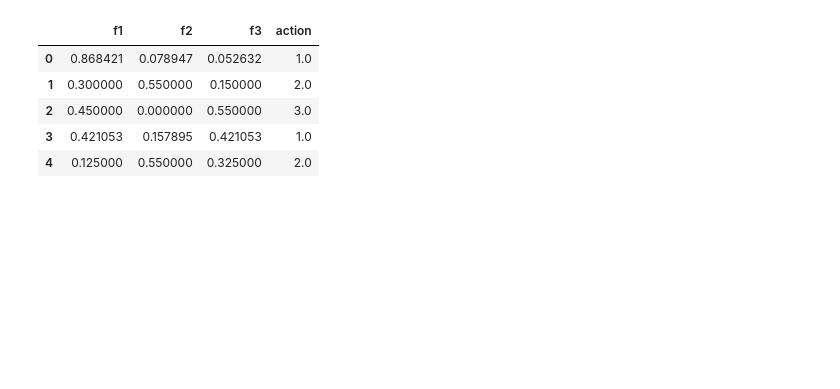
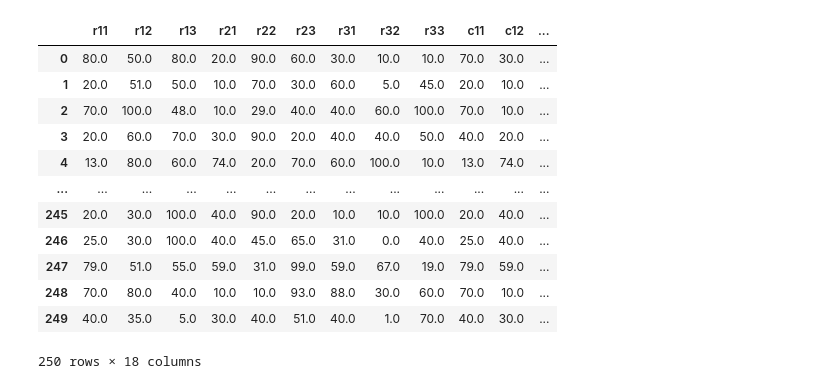
Before and after one commit to lanagor/cs236, a Jupyter notebook: pset1.ipynb, the cells around one changed output. Drawn from its saved outputs; the diff is of its cells as text; code cells hidden in the pictures; blank space fills up the shorter version.

```diff
--- a/pset1.ipynb
+++ b/pset1.ipynb
@@ -7,14 +7,21 @@ import sklearn.neural_network
 # %%
 features = pd.read_csv('hb_train_feature.csv')
 truths = pd.read_csv('hb_train_truth.csv')
-truths.head()
+features
 # %% [output]
-|  | f1 | f2 | f3 | action |
-| 0 | 0.868421 | 0.078947 | 0.052632 | 1.0 |
-| 1 | 0.300000 | 0.550000 | 0.150000 | 2.0 |
-| 2 | 0.450000 | 0.000000 | 0.550000 | 3.0 |
-| 3 | 0.421053 | 0.157895 | 0.421053 | 1.0 |
-| 4 | 0.125000 | 0.550000 | 0.325000 | 2.0 |
+|  | r11 | r12 | r13 | r21 | r22 | r23 | r31 | r32 | r33 | c11 | c12 | ... |
+| 0 | 80.0 | 50.0 | 80.0 | 20.0 | 90.0 | 60.0 | 30.0 | 10.0 | 10.0 | 70.0 | 30.0 | ... |
+| 1 | 20.0 | 51.0 | 50.0 | 10.0 | 70.0 | 30.0 | 60.0 | 5.0 | 45.0 | 20.0 | 10.0 | ... |
+| 2 | 70.0 | 100.0 | 48.0 | 10.0 | 29.0 | 40.0 | 40.0 | 60.0 | 100.0 | 70.0 | 10.0 | ... |
+| 3 | 20.0 | 60.0 | 70.0 | 30.0 | 90.0 | 20.0 | 40.0 | 40.0 | 50.0 | 40.0 | 20.0 | ... |
+| 4 | 13.0 | 80.0 | 60.0 | 74.0 | 20.0 | 70.0 | 60.0 | 100.0 | 10.0 | 13.0 | 74.0 | ... |
+| ... | ... | ... | ... | ... | ... | ... | ... | ... | ... | ... | ... | ... |
+| 245 | 20.0 | 30.0 | 100.0 | 40.0 | 90.0 | 20.0 | 10.0 | 10.0 | 100.0 | 20.0 | 40.0 | ... |
+| 246 | 25.0 | 30.0 | 100.0 | 40.0 | 45.0 | 65.0 | 31.0 | 0.0 | 40.0 | 25.0 | 40.0 | ... |
+| 247 | 79.0 | 51.0 | 55.0 | 59.0 | 31.0 | 99.0 | 59.0 | 67.0 | 19.0 | 79.0 | 59.0 | ... |
+| 248 | 70.0 | 80.0 | 40.0 | 10.0 | 10.0 | 93.0 | 88.0 | 30.0 | 60.0 | 70.0 | 10.0 | ... |
+| 249 | 40.0 | 35.0 | 5.0 | 30.0 | 40.0 | 51.0 | 40.0 | 1.0 | 70.0 | 40.0 | 30.0 | ... |
+250 rows × 18 columns
 # %%
 # add features to data
 # %%
```
Also changed, not shown: parts of 7 cells of this notebook.
